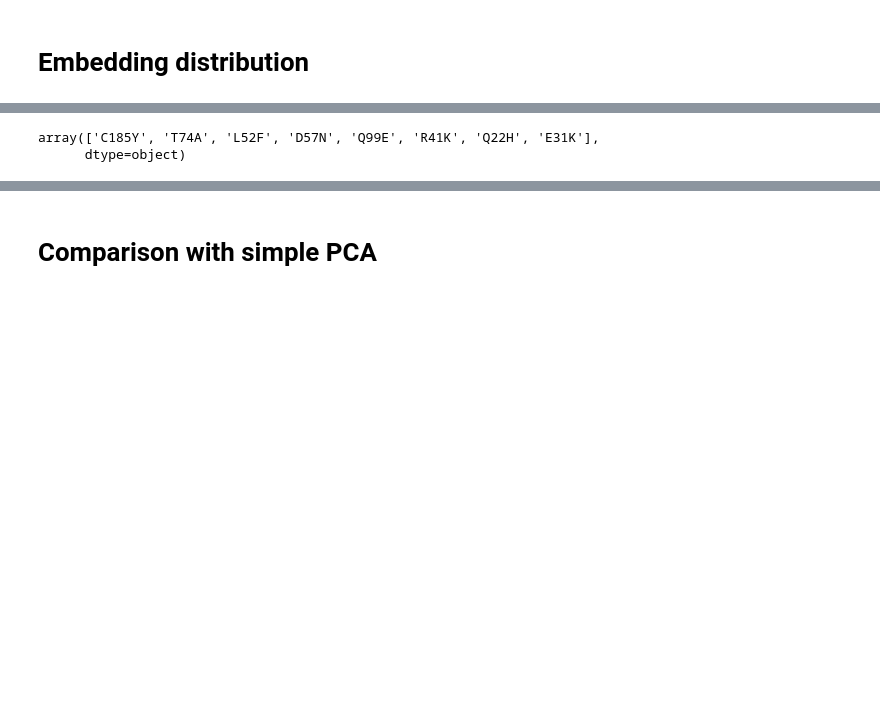
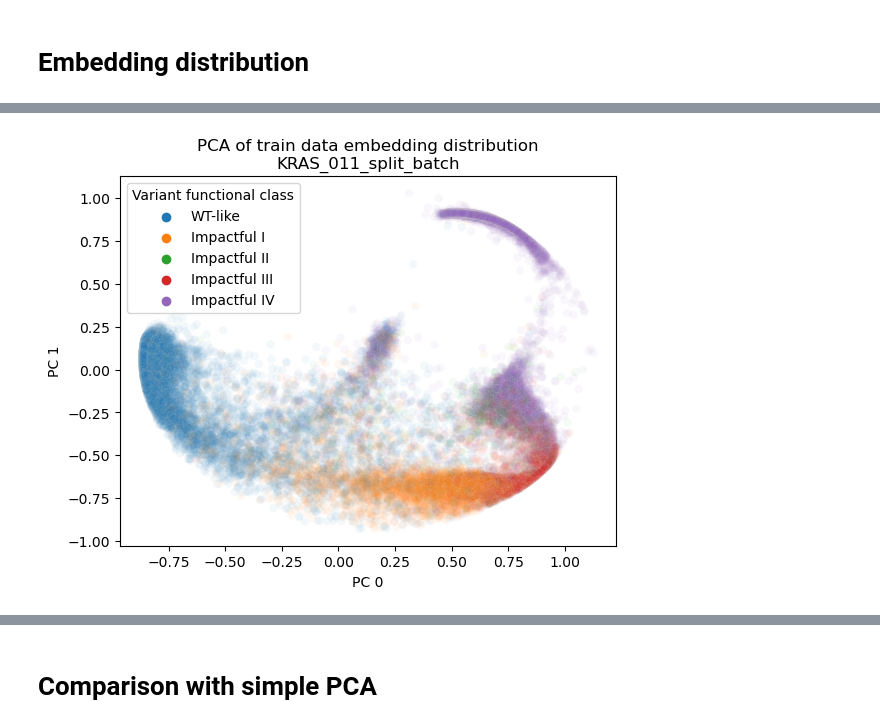
Before and after one commit to Lucas-Gui/sc_contrast, a Jupyter notebook: results.ipynb, the cells around one changed output, grey strips where cells are left out. Saved outputs shown, nothing was run; the diff lists cells and outputs as text; code cells hidden in the pictures; blank space fills up the shorter version.

```diff
--- a/results.ipynb
+++ b/results.ipynb
@@ -178,5 +219,9 @@ plt.savefig(f'plots/embeds/{run_name}/{subset}_embed_pca_kde.pdf')
-# %%
-df[df['Variant functional class'] == 'Impactful I'].variant.unique()
-# %% [output]
-array(['C185Y', 'T74A', 'L52F', 'D57N', 'Q99E', 'R41K', 'Q22H', 'E31K'],
-      dtype=object)
+# %%
+sns.scatterplot(x=emb_red[:,0], y=emb_red[:,1], hue = df['Variant functional class'],
+                hue_order=hue_order, alpha=0.05, legend=True)
+plt.xlabel(f'PC 0')
+plt.ylabel(f'PC 1')
+plt.title(f'PCA of {subset} data embedding distribution\n{run_name}' )
+plt.savefig(f'plots/embeds/{run_name}/{subset}_embed_pca_scatter{"_nonorm" if not normalized else ""}.pdf')
+# %% [output]
+[figure, added]
```
Also changed, not shown: parts of 38 cells of this notebook, 2 other files.
